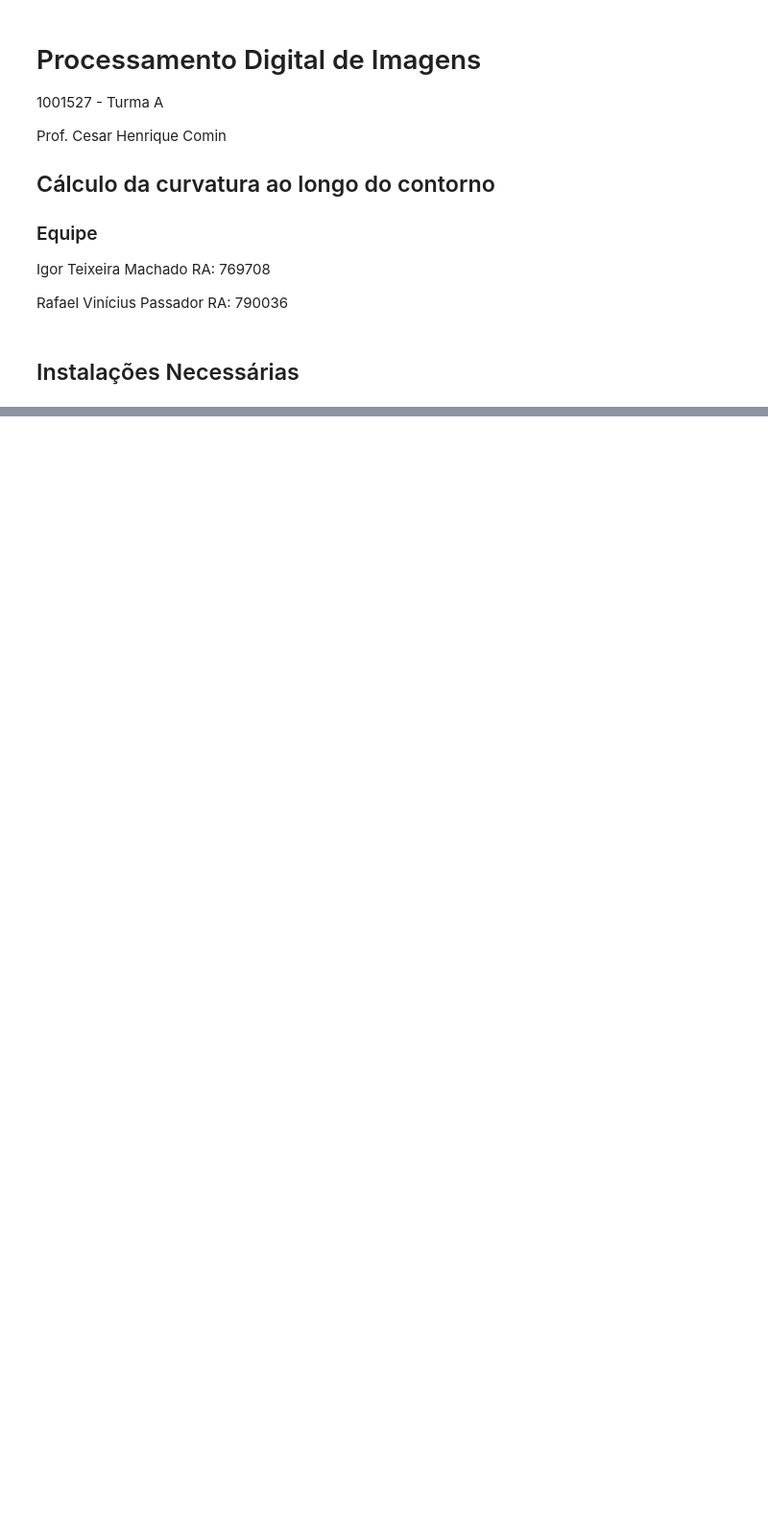
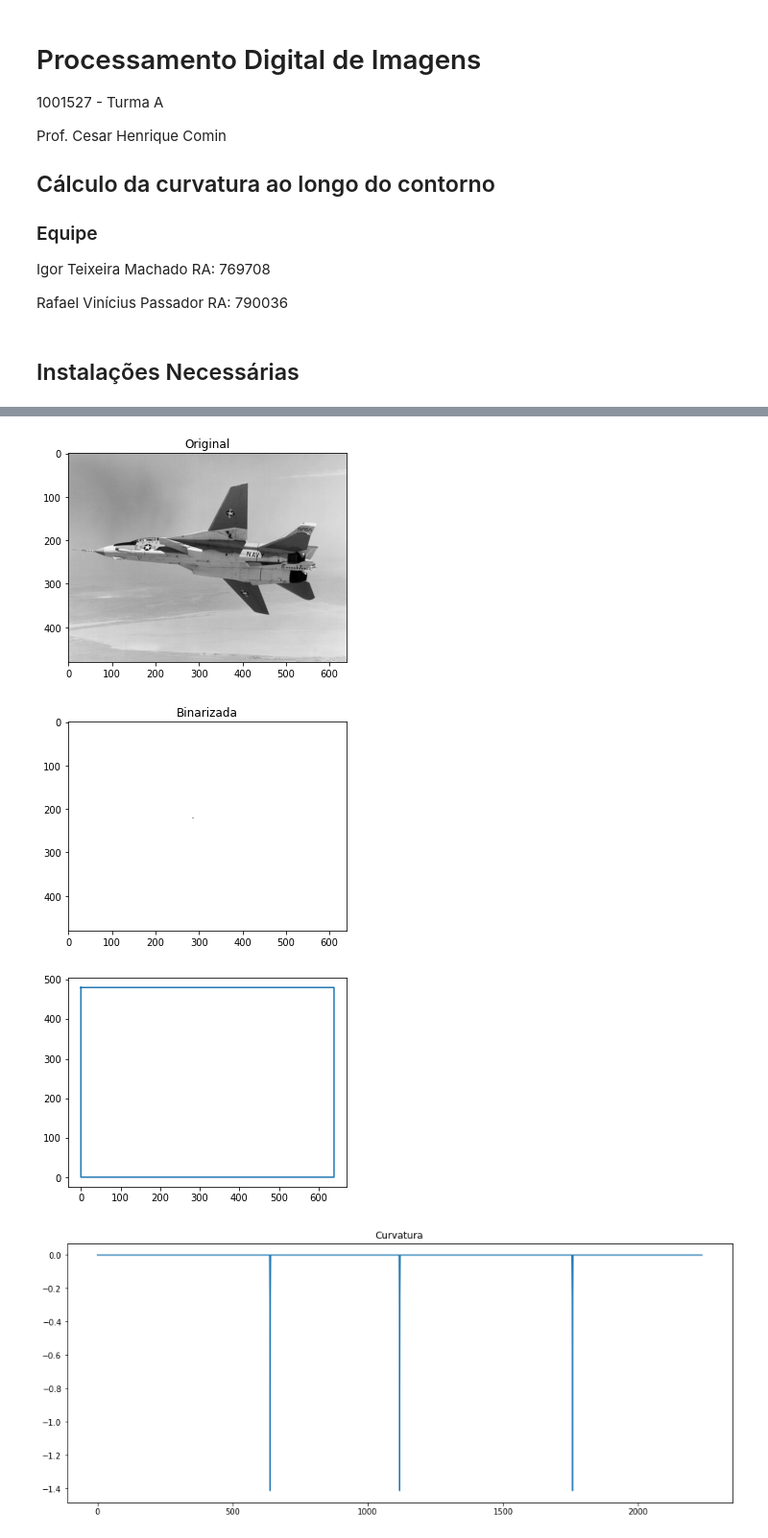
Before and after one commit to Sfrev/PDI-Trabalho3, a Jupyter notebook: curvatura.ipynb, the cells around one changed output, grey strips where cells are left out. Shown at 96% size. Cells and saved outputs as stored; diff of their text form; code cells hidden in the pictures; blank space fills up the shorter version.

```diff
--- a/curvatura.ipynb
+++ b/curvatura.ipynb
@@ -206,0 +296,8 @@ handsmat_curvature = curvature(handsmat_contour)
+# %%
+f14 = plt.imread('Fotos/f14.tif')
+get_contour_and_plot(f14, True, False)
+# %% [output]
+[figure, added]
+[figure, added]
+[figure, added]
+[figure, added]
```
Also changed, not shown: parts of 10 cells of this notebook.
